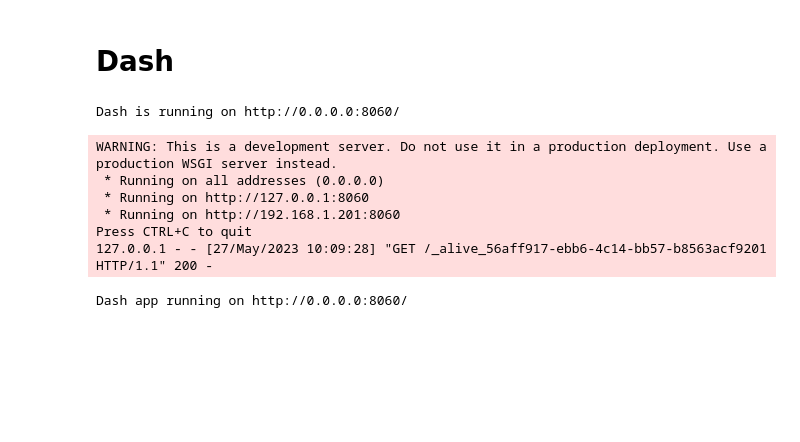
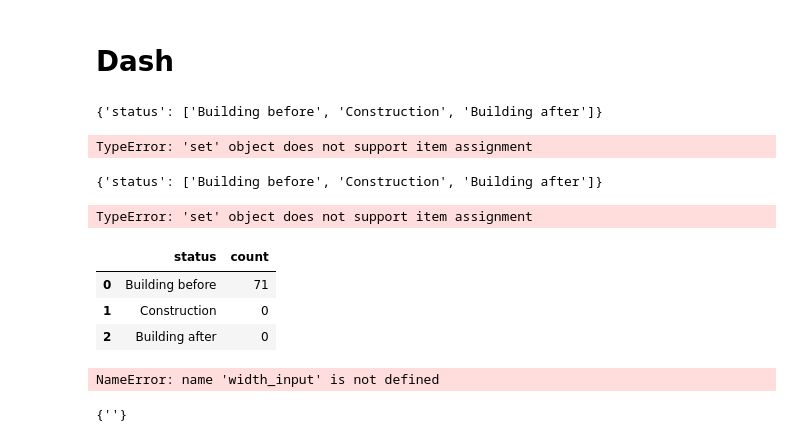
Before and after one commit to Shai2u/demographic_estimation_dashboard_article, a Jupyter notebook: population_dashboard_article_version.ipynb, the cells around one changed output. Saved outputs shown, nothing was run; the diff lists cells and outputs as text; code cells hidden in the pictures; blank space fills up the shorter version.

```diff
--- a/population_dashboard_article_version.ipynb
+++ b/population_dashboard_article_version.ipynb
@@ -859,20 +856,7 @@ bubble_age_income = bubble_age_income_stay_time(stay_age_income_count_ref,new_co
 # %%
 
 def prepare_dot_matrix(q_date_for_dot_matrix):
-    # #agents_stat_summary_by_year = pd.read_csv('https://raw.githubusercontent.com/Shai2u/demographic_estimation_dashboard_article/main/dashboard/data/yearly_stats_for_dashboard.csv')
 
-    # agents_stat_summary_by_year['New Comers'] = agents_stat_summary_by_year['New Comers_income_low'] + agents_stat_summary_by_year['New Comers_income_medium'] +  + agents_stat_summary_by_year['New Comers_income_high']
-    # agents_stat_summary_by_year['stay'] = agents_stat_summary_by_year['stay_income_low'] + agents_stat_summary_by_year['stay_income_medium'] +  + agents_stat_summary_by_year['stay_income_high']
-    # agents_stat_summary_by_year['total_pop'] = agents_stat_summary_by_year['New Comers'] + agents_stat_summary_by_year['stay']
-    # agents_stat_summary_by_year['New Comers_income_low_ratio'] = agents_stat_summary_by_year['New Comers_income_low']/agents_stat_summary_by_year['total_pop']
-    # agents_stat_summary_by_year['New Comers_income_medium_ratio'] = agents_stat_summary_by_year['New Comers_income_medium']/agents_stat_summary_by_year['total_pop']
-    # agents_stat_summary_by_year['New Comers_income_high_ratio'] = agents_stat_summary_by_year['New Comers_income_high']/agents_stat_summary_by_year['total_pop']
-
-    # agents_stat_summary_by_year['stay_income_low_ratio'] = agents_stat_summary_by_year['stay_income_low']/agents_stat_summary_by_year['total_pop']
-    # agents_stat_summary_by_year['stay_income_medium_ratio'] = agents_stat_summary_by_year['stay_income_medium']/agents_stat_summary_by_year['total_pop']
-    # agents_stat_summary_by_year['stay_income_high_ratio'] = agents_stat_summary_by_year['stay_income_high']/agents_stat_summary_by_year['total_pop']
-
-    #create an empty dataset with agent coutn
     num_of_agents = 3481
     MatrixPlot = pd.DataFrame({'AgentID':range(0,num_of_agents)})
     #Number of Columns choose:
@@ -895,7 +879,7 @@ def prepare_dot_matrix(q_date_for_dot_matrix):
     list_ = ['Staying']* stay_count
     list_ = list_ + ['New Comers'] * new_comers
     list_ = list_ + ['Future Units'] * empty_space
-    dotMAtrixFig = exportFigure_sq(list_,(q_date_for_dot_matrix),MatrixPlot)
+    dotMAtrixFig = graph.dot_matrix(list_,(q_date_for_dot_matrix),MatrixPlot)
     return dotMAtrixFig
     #dotMAtrixFig = dotMAtrixFig1
 
@@ -1290,11 +1274,25 @@ def update_output_div(input_value,input_select_context,d3_map_switch):
 
 app.run_server(mode='External',host='0.0.0.0',debug=False,port=8060)
 # %% [output]
-Dash is running on http://0.0.0.0:8060/
+{'status': ['Building before', 'Construction', 'Building after']}
-WARNING: This is a development server. Do not use it in a production deployment. Use a production WSGI server instead.
- * Running on all addresses (0.0.0.0)
- * Running on http://127.0.0.1:8060
- * Running on http://192.168.1.201:8060
-Press CTRL+C to quit
-127.0.0.1 - - [27/May/2023 10:09:28] "GET /_alive_56aff917-ebb6-4c14-bb57-b8563acf9201 HTTP/1.1" 200 -
+TypeError: 'set' object does not support item assignment
-Dash app running on http://0.0.0.0:8060/
+# %%
+bldg_status_count = graph.get_status(bldg_status)
+# %% [output]
+{'status': ['Building before', 'Construction', 'Building after']}
+TypeError: 'set' object does not support item assignment
+# %%
+bldg_status
+# %% [output]
+|  | status | count |
+| 0 | Building before | 71 |
+| 1 | Construction | 0 |
+| 2 | Building after | 0 |
+# %%
+fig = px.bar(bldg_status, x = 'status', y = "count",width=width_input, height = height_input, color = 'status', color_discrete_map = graph.status_graph_color, template = 'plotly_white', category_orders = {'status' : graph.status})
+# %% [output]
+NameError: name 'width_input' is not defined
+# %%
+ graph.status_graph_color
+# %% [output]
+{''}
```
Also changed, not shown: parts of 4 cells of this notebook.
